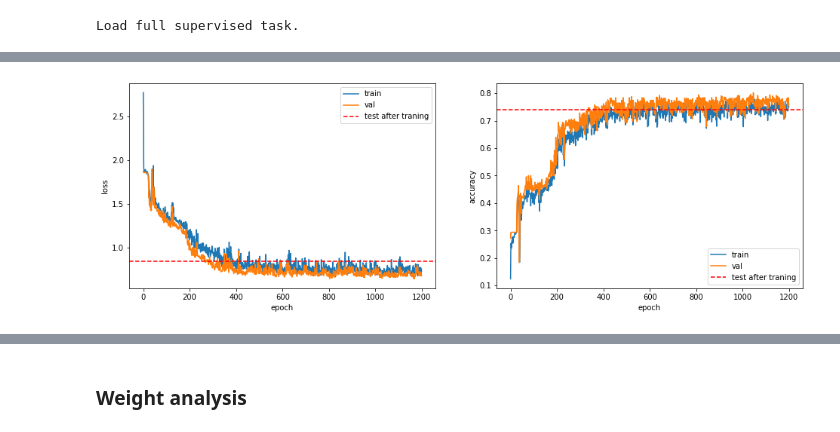
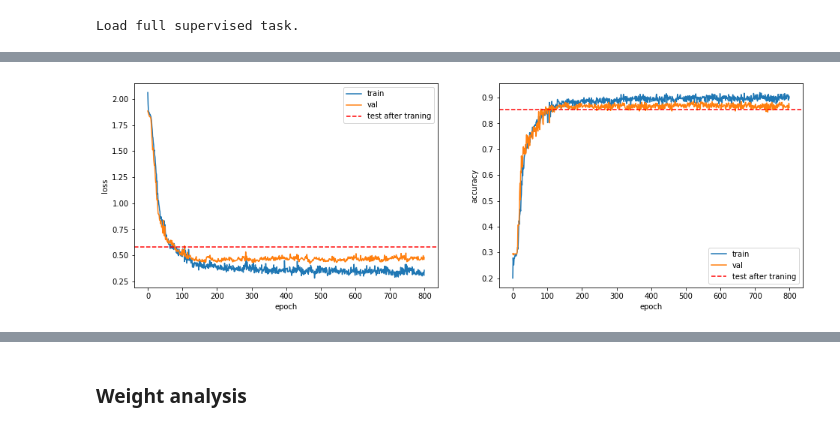
Before and after one commit to MihailSalnikov/svd4gcn, a Jupyter notebook: notebooks/train_and_analyze.ipynb, the cells around one changed output, grey strips where cells are left out. Saved outputs shown, nothing was run; the diff lists cells and outputs as text; code cells hidden in the pictures.

```diff
--- a/notebooks/train_and_analyze.ipynb
+++ b/notebooks/train_and_analyze.ipynb
@@ -59,7 +59,7 @@ model_args = {
     'baseblock': 'mutigcn',
     'inputlayer': 'gcn',
     'outputlayer': 'gcn',
-    'nbaselayer': 6,
+    'nbaselayer': 3,
     'activation': F.relu,
     'withbn': False,
     'withloop': False,
@@ -81,7 +81,7 @@ def test_model(model, test_adj, test_fea):
     cuda=args['cuda']
 )
 # %%
-def fit_model(model, idx_train, idx_val, num_epochs=10, verbose=0):
+def fit_model(model, idx_train, idx_val, num_epochs=10, verbose=0, normalize=None):
     (train_adj, train_fea) = sampler.randomedge_sampler(
         percent=1.0,
         normalization=args['normalization'],
@@ -95,10 +95,21 @@ def fit_model(model, idx_train, idx_val, num_epochs=10, verbose=0):
                                                gamma=0.5)
 
     history = defaultdict(list)
+
     for ep in range(1, num_epochs+1):
+#         if not normalize is None and ep % normalize == 0 and ep < (num_epochs-normalize):
+        if normalize and ep in normalize:
+            print("Normalize")
+            for i in range(model_args['nbaselayer']):
+                model.midlayer[0].model.hiddenlayers[i].normalize()
+            model.ingc.normalize()
+            model.outgc.normalize()
+
+
         model.train()
         optimizer.zero_grad()
         output = model(train_fea, train_adj)
+
 
         train_loss = F.nll_loss(output[idx_train], labels[idx_train])
         acc_train = accuracy(output[idx_train], labels[idx_train])
@@ -152,7 +163,7 @@ def plot_history(history, test_loss=None, test_acc=None, title=None):
 # %%
 base_model = GCNModel(**model_args)
 
-history = fit_model(base_model, idx_train, idx_val, num_epochs=1200, verbose=100)
+history = fit_model(base_model, idx_train, idx_val, num_epochs=800, verbose=100)
 
 test_loss, test_acc = test_model(base_model, test_adj, test_fea)
 print("TEST: acc={:.3}; loss={:.3}".format(test_acc, test_loss))
@@ -175 +182 @@ TEST: acc=0.74; loss=0.84
-[figure, old version]
+[figure, new version]
```
Also changed, not shown: parts of 13 cells of this notebook.
